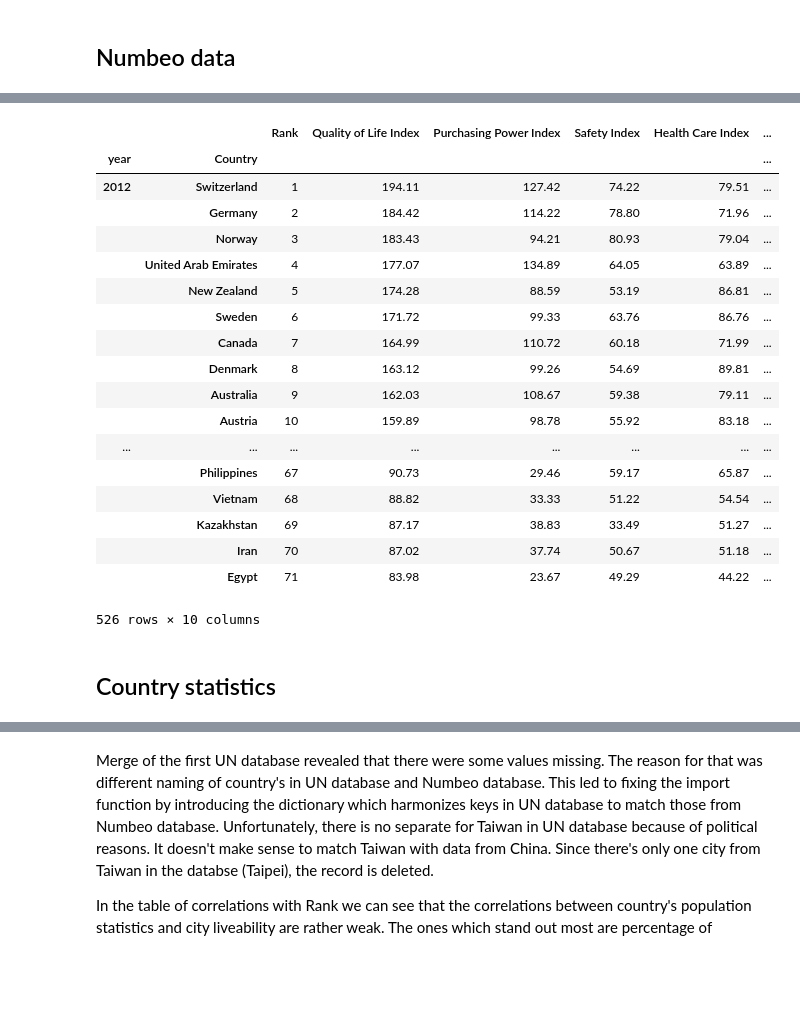
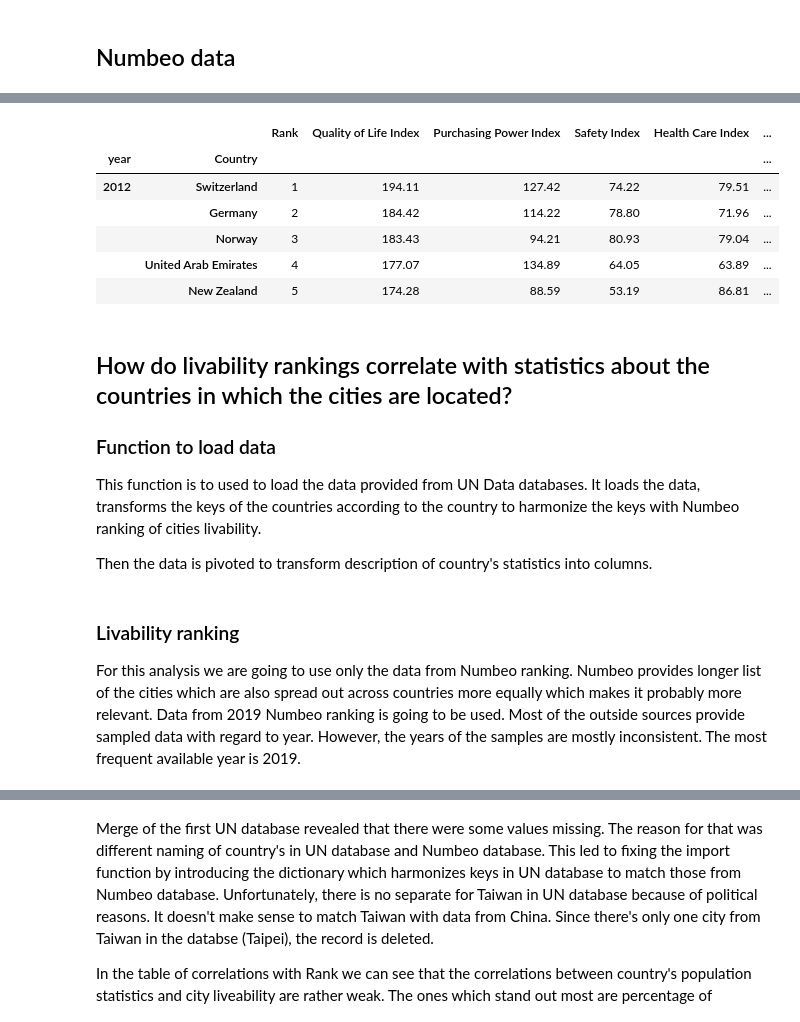
Before and after one commit to pantos1/dopp_ex3_city_livability, a Jupyter notebook: piotr.ipynb, the cells around one changed output, grey strips where cells are left out. Drawn from its saved outputs; the diff is of its cells as text; code cells hidden in the pictures; blank space fills up the shorter version.

Commit message:
Added conclusions and descriptions of each step

```diff
--- a/piotr.ipynb
+++ b/piotr.ipynb
@@ -101,42 +89,35 @@ numbeo_city_data
 # %%
 def load_numbeo_country_data():
     files = glob.glob('data/numbeo/quality-of-life-country/*.csv')
     datalist = []
     for file in files:
         year = file[36:40]
         df = pd.read_csv(file, sep=';', header=0).assign(year=year)
         datalist.append(df)
 
     data = pd.concat(datalist)
 
     data.set_index(['year', 'Country'], inplace = True)
     data.index.set_names(['year','Country'], inplace = True)
     return data
 
 numbeo_country_data = load_numbeo_country_data()
-numbeo_country_data
+numbeo_country_data.head()
 # %% [output]
 |  |  | Rank | Quality of Life Index | Purchasing Power Index | Safety Index | Health Care Index | ... |
 | year | Country |  |  |  |  |  | ... |
 | 2012 | Switzerland | 1 | 194.11 | 127.42 | 74.22 | 79.51 | ... |
 |  | Germany | 2 | 184.42 | 114.22 | 78.80 | 71.96 | ... |
 |  | Norway | 3 | 183.43 | 94.21 | 80.93 | 79.04 | ... |
 |  | United Arab Emirates | 4 | 177.07 | 134.89 | 64.05 | 63.89 | ... |
 |  | New Zealand | 5 | 174.28 | 88.59 | 53.19 | 86.81 | ... |
-|  | Sweden | 6 | 171.72 | 99.33 | 63.76 | 86.76 | ... |
-|  | Canada | 7 | 164.99 | 110.72 | 60.18 | 71.99 | ... |
-|  | Denmark | 8 | 163.12 | 99.26 | 54.69 | 89.81 | ... |
-|  | Australia | 9 | 162.03 | 108.67 | 59.38 | 79.11 | ... |
-|  | Austria | 10 | 159.89 | 98.78 | 55.92 | 83.18 | ... |
-| ... | ... | ... | ... | ... | ... | ... | ... |
-|  | Philippines | 67 | 90.73 | 29.46 | 59.17 | 65.87 | ... |
-|  | Vietnam | 68 | 88.82 | 33.33 | 51.22 | 54.54 | ... |
-|  | Kazakhstan | 69 | 87.17 | 38.83 | 33.49 | 51.27 | ... |
-|  | Iran | 70 | 87.02 | 37.74 | 50.67 | 51.18 | ... |
-|  | Egypt | 71 | 83.98 | 23.67 | 49.29 | 44.22 | ... |
-526 rows × 10 columns
-# %% [markdown]
-## Country statistics
+# %% [markdown]
+## How do livability rankings correlate with statistics about the countries in which the cities are located?
+### Function to load data
+
+This function is to used to load the data provided from UN Data databases. It loads the data, transforms the keys of the countries according to the country to harmonize the keys with Numbeo ranking of cities livability.
+
+Then the data is pivoted to transform description of country's statistics into columns.
 # %%
 country_names_dict = {'Viet Nam': 'Vietnam',
                       'Venezuela (Boliv. Rep. of)': 'Venezuela',
@@ -164,4 +144,8 @@ def load_and_pivot_data(path, year, index='Country', pivot_column='Series', valu
     df.replace({'Country': country_names_dict}, inplace=True)
     df = df.pivot(index=index, columns=pivot_column, values=values)
     return df
+# %% [markdown]
+### Livability ranking
+
+For this analysis we are going to use only the data from Numbeo ranking. Numbeo provides longer list of the cities which are also spread out across countries more equally which makes it probably more relevant. Data from 2019 Numbeo ranking is going to be used. Most of the outside sources provide sampled data with regard to year. However, the years of the samples are mostly inconsistent. The most frequent available year is 2019.
 # %%
```
Also changed, not shown: parts of 11 cells of this notebook.
